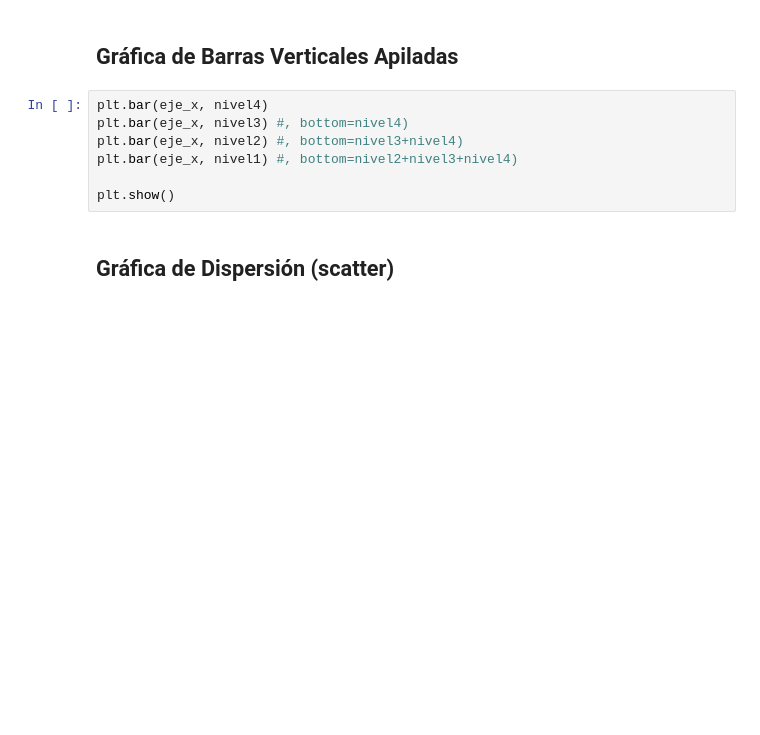
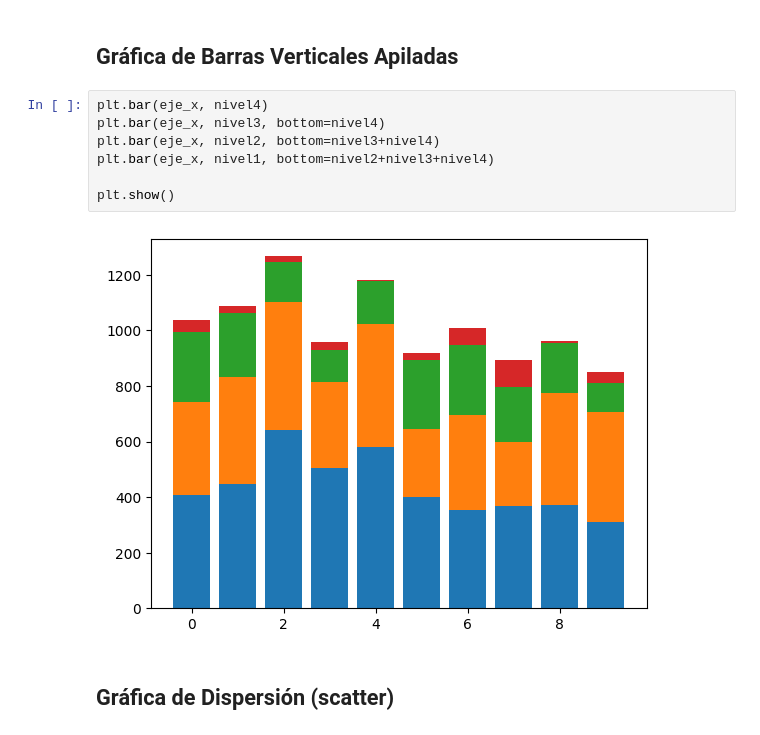
Before and after one commit to jserrataylor/cursoAI, a Jupyter notebook: Graficos_y_Figuras_con_matplotlib.ipynb, the cells around one changed output. Cells and saved outputs as stored; diff of their text form; blank space fills up the shorter version.

```diff
--- a/Graficos_y_Figuras_con_matplotlib.ipynb
+++ b/Graficos_y_Figuras_con_matplotlib.ipynb
@@ -227,11 +236,13 @@ plt.show()
 ## Gráfica de Barras Verticales Apiladas
 # %%
 plt.bar(eje_x, nivel4)
-plt.bar(eje_x, nivel3) #, bottom=nivel4)
-plt.bar(eje_x, nivel2) #, bottom=nivel3+nivel4)
-plt.bar(eje_x, nivel1) #, bottom=nivel2+nivel3+nivel4)
+plt.bar(eje_x, nivel3, bottom=nivel4)
+plt.bar(eje_x, nivel2, bottom=nivel3+nivel4)
+plt.bar(eje_x, nivel1, bottom=nivel2+nivel3+nivel4)
 
 plt.show()
+# %% [output]
+[figure, added]
 # %% [markdown]
 ## Gráfica de Dispersión (scatter)
 # %%
```
Also changed, not shown: parts of 25 cells of this notebook.
